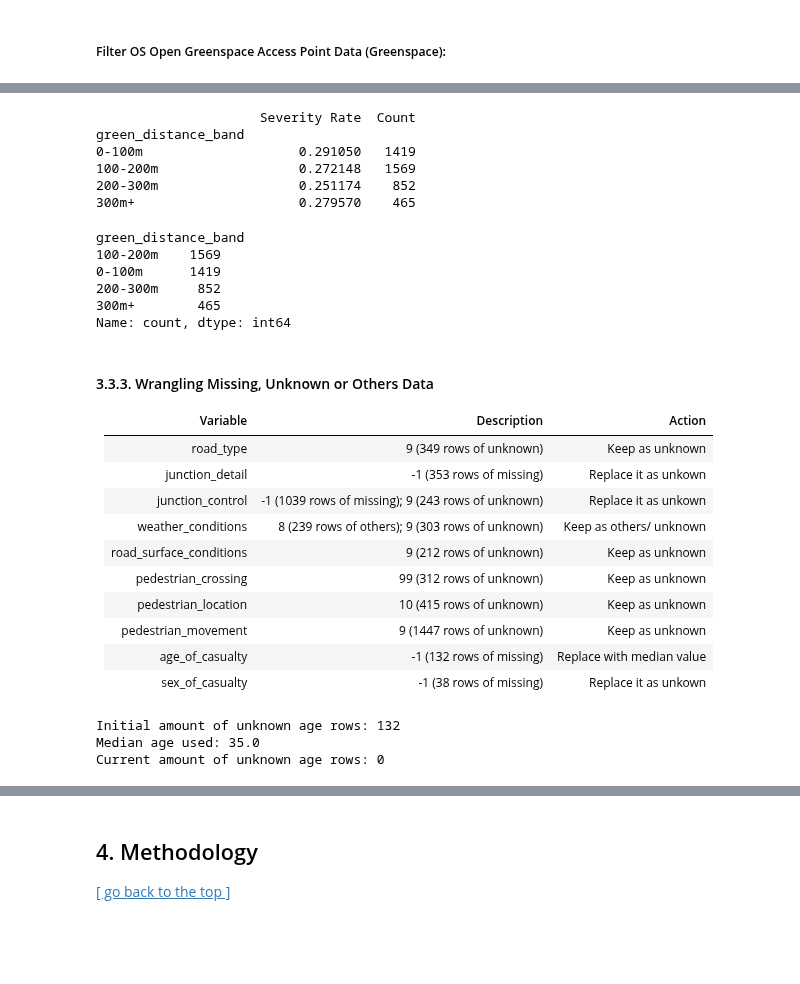
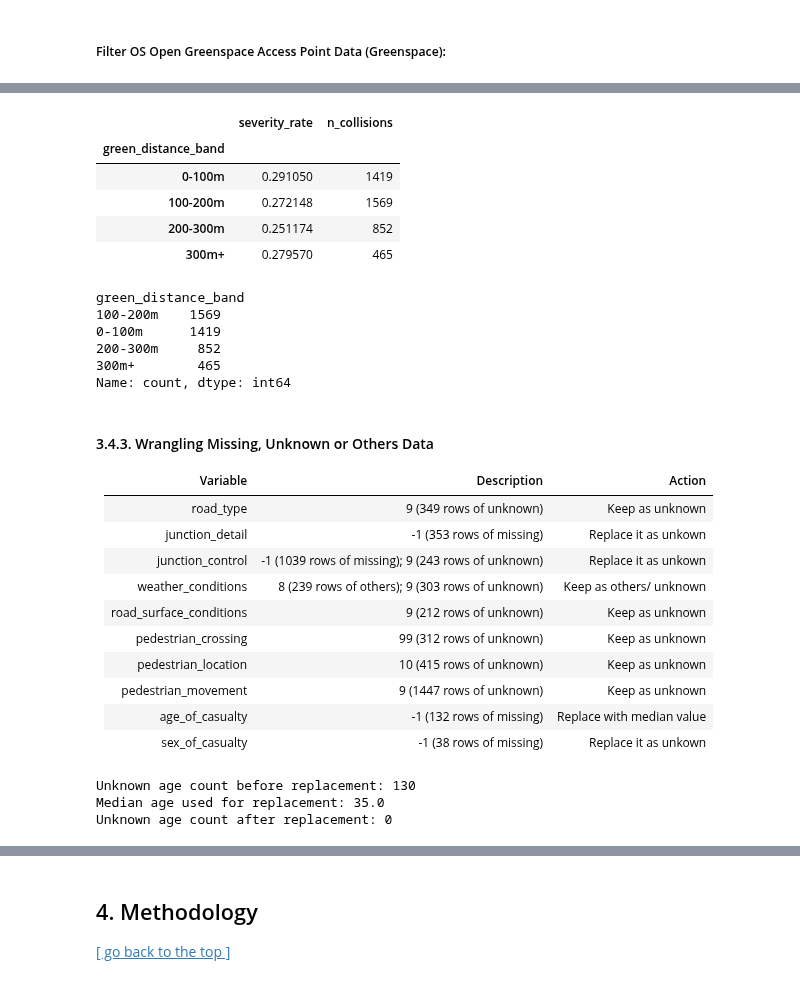
Before and after one commit to christychoicc/DSSS_Coursework, a Jupyter notebook: DSSS_Submission.ipynb, the cells around one changed output, grey strips where cells are left out. Saved outputs shown, nothing was run; the diff lists cells and outputs as text; code cells hidden in the pictures; blank space fills up the shorter version.

```diff
--- a/DSSS_Submission.ipynb
+++ b/DSSS_Submission.ipynb
@@ -309,24 +374,33 @@ Name: green_access_distance, dtype: float64
 # %%
 # Calculate suitable band ranges and create a new variable column
 df_clean['green_distance_band'] = pd.cut(
     df_clean['green_access_distance'],
     # < 100 below 25 percentile
     # 100-200 median
     # 200-300 around 75 percentile
     # > 300 as furthest range
-    bins=[0, 100, 200, 300, float('inf')],
+    bins=[0, 100, 200, 300, np.inf],
     labels=['0-100m', '100-200m', '200-300m', '300m+']
 )
-bands = df_clean.groupby('green_distance_band')['severity_binary'].agg(['mean', 'count'])
-bands.columns = ['Severity Rate', 'Count']
-print(bands)
+
+# Log-transform distance for later modelling (helps with right-skew)
+df_clean['log_green_access_distance'] = np.log1p(df_clean['green_access_distance'])
+
+# Summary table for descriptive exploration
+greenspace_band_summary = (
+    df_clean.groupby('green_distance_band', observed=True)['severity_binary']
+    .agg(['mean', 'count'])
+    .rename(columns={'mean': 'severity_rate', 'count': 'n_collisions'})
+)
+
+greenspace_band_summary
 # %% [output]
-                     Severity Rate  Count
-green_distance_band
-0-100m                    0.291050   1419
-100-200m                  0.272148   1569
-200-300m                  0.251174    852
-300m+                     0.279570    465
+|  | severity_rate | n_collisions |
+| green_distance_band |  |  |
+| 0-100m | 0.291050 | 1419 |
+| 100-200m | 0.272148 | 1569 |
+| 200-300m | 0.251174 | 852 |
+| 300m+ | 0.279570 | 465 |
 # %%
 # Check columns
 print(df_clean['green_distance_band'].value_counts())
@@ -338,7 +412,7 @@ green_distance_band
 300m+        465
 Name: count, dtype: int64
 # %% [markdown]
-#### 3.3.3. Wrangling Missing, Unknown or Others Data
+#### 3.4.3. Wrangling Missing, Unknown or Others Data
 
 |Variable|Description|Action|
 |---|---|---|
@@ -360,15 +434,16 @@ df_clean['sex_of_casualty'] = df_clean['sex_of_casualty'].replace(-1, 9)
 
 # Continuous variable - replace with median for any unknown values
 # Count of initial -1 counts
-age_unknown_count = (df_clean['age_of_casualty'] == -1).sum()
-print(f"Initial amount of unknown age rows: {age_unknown_count}")
+unknown_age_count = (df_clean['age_of_casualty'] == -1).sum()
+print("Unknown age count before replacement:", unknown_age_count)
 # Replacement of unknown to median age of data
-median_age = df_clean[df_clean['age_of_casualty'] != -1]['age_of_casualty'].median()
-print(f"Median age used: {median_age}")
+median_age = df_clean.loc[df_clean['age_of_casualty'] != -1, 'age_of_casualty'].median()
+print("Median age used for replacement:", median_age)
+
 df_clean['age_of_casualty'] = df_clean['age_of_casualty'].replace(-1, median_age)
-print(f"Current amount of unknown age rows: {(df_clean['age_of_casualty'] == -1).sum()}")
+print("Unknown age count after replacement:", (df_clean['age_of_casualty'] == -1).sum())
 # %% [output]
-Initial amount of unknown age rows: 132
-Median age used: 35.0
-Current amount of unknown age rows: 0
+Unknown age count before replacement: 130
+Median age used for replacement: 35.0
+Unknown age count after replacement: 0
 # %% [markdown]
```
Also changed, not shown: parts of 27 cells of this notebook.
